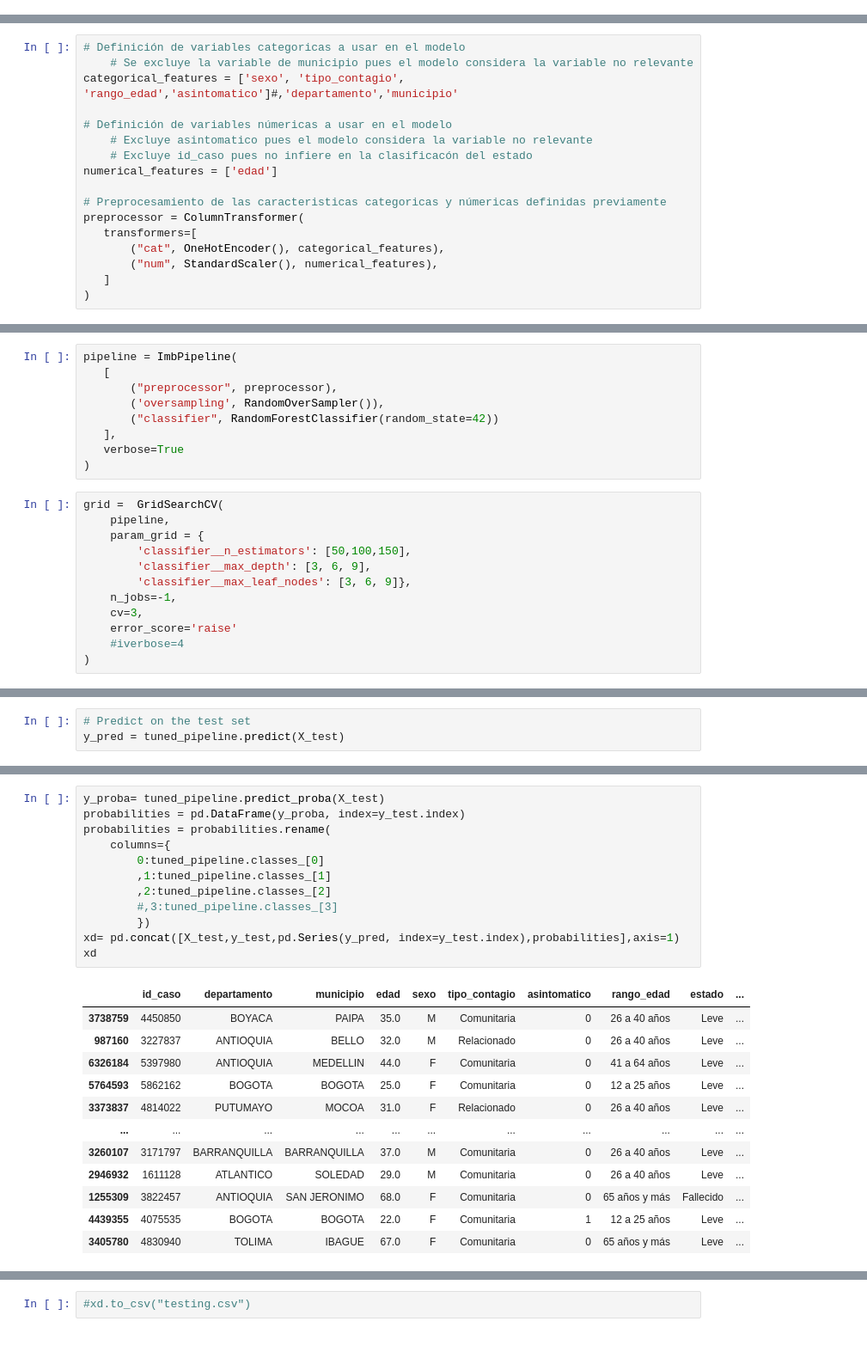
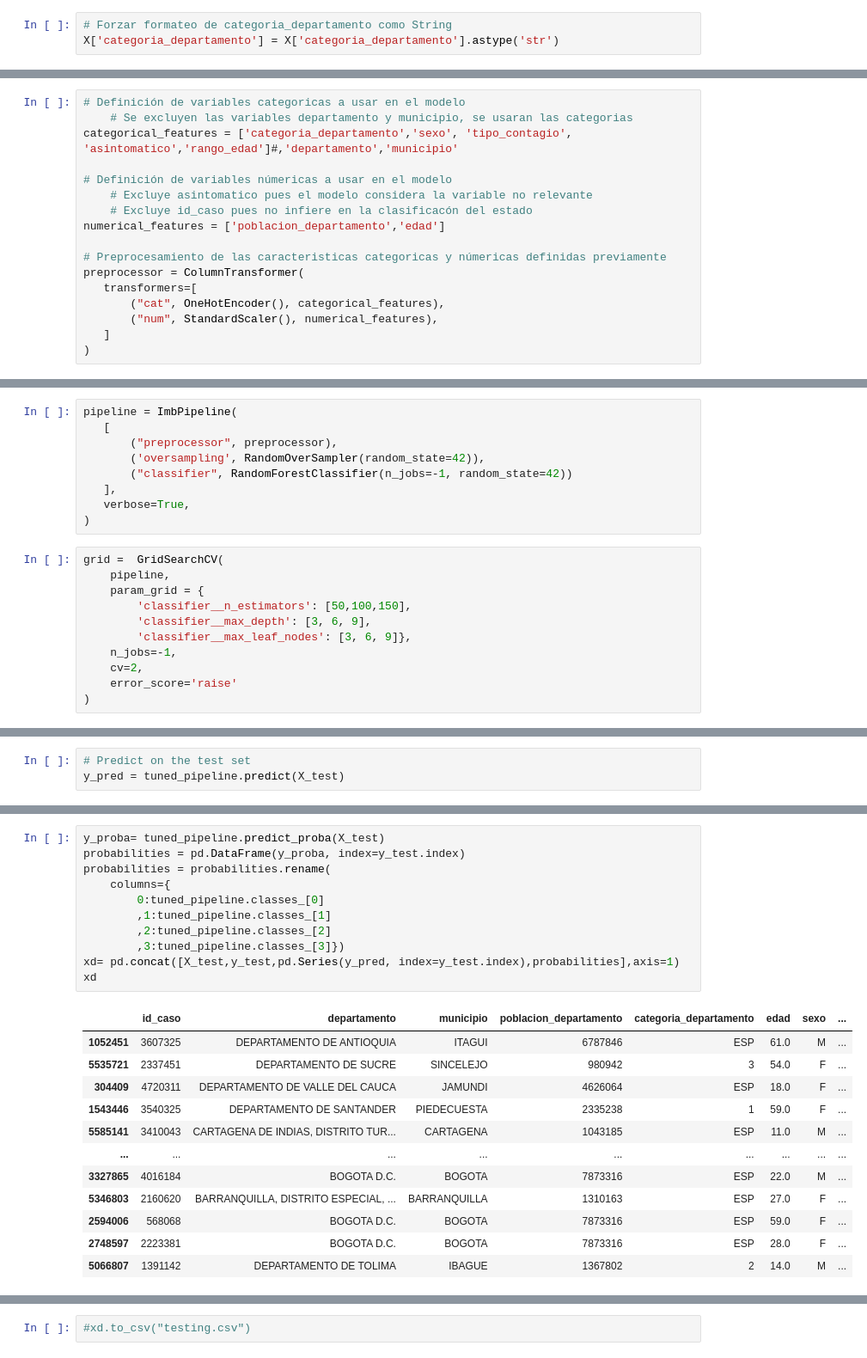
Before and after one commit to cdsaineac/ProyectoAprendizajeAutomatico, a Jupyter notebook: RandomForest/RandomForestClasssifierGridSearchRandomOverSampling.ipynb, the cells around one changed output, grey strips where cells are left out. Shown at 86% size. Drawn from its saved outputs; the diff is of its cells as text.

Commit message:
RF - Categoría y Población por Departamento

```diff
--- a/RandomForest/RandomForestClasssifierGridSearchRandomOverSampling.ipynb
+++ b/RandomForest/RandomForestClasssifierGridSearchRandomOverSampling.ipynb
@@ -19,6 +19,9 @@ covid_data.shape
 # Separar las caracteristicas de las clases
 X = covid_data.drop("estado", axis=1)
 y = covid_data["estado"]
+# %%
+# Forzar formateo de categoria_departamento como String
+X['categoria_departamento'] = X['categoria_departamento'].astype('str')
 # %%
 # Crear datasets de entrenamiento(80%) y validación(20%).
 X_train, X_test, y_train, y_test = train_test_split(
@@ -26,13 +29,13 @@ X_train, X_test, y_train, y_test = train_test_split(
 )
 # %%
 # Definición de variables categoricas a usar en el modelo
-    # Se excluye la variable de municipio pues el modelo considera la variable no relevante
-categorical_features = ['sexo', 'tipo_contagio', 'rango_edad','asintomatico']#,'departamento','municipio'
+    # Se excluyen las variables departamento y municipio, se usaran las categorias
+categorical_features = ['categoria_departamento','sexo', 'tipo_contagio', 'asintomatico','rango_edad']#,'departamento','municipio'
 
 # Definición de variables númericas a usar en el modelo
     # Excluye asintomatico pues el modelo considera la variable no relevante
     # Excluye id_caso pues no infiere en la clasificacón del estado
-numerical_features = ['edad']
+numerical_features = ['poblacion_departamento','edad']
 
 # Preprocesamiento de las caracteristicas categoricas y númericas definidas previamente
 preprocessor = ColumnTransformer(
@@ -47,10 +50,10 @@ preprocessor = ColumnTransformer(
 pipeline = ImbPipeline(
    [
        ("preprocessor", preprocessor),
-       ('oversampling', RandomOverSampler()),
-       ("classifier", RandomForestClassifier(random_state=42))
+       ('oversampling', RandomOverSampler(random_state=42)),
+       ("classifier", RandomForestClassifier(n_jobs=-1, random_state=42))
    ],
-   verbose=True
+   verbose=True,
 )
 # %%
 grid =  GridSearchCV(
@@ -60,9 +63,8 @@ grid =  GridSearchCV(
         'classifier__max_depth': [3, 6, 9],
         'classifier__max_leaf_nodes': [3, 6, 9]},
     n_jobs=-1,
-    cv=3,
+    cv=2,
     error_score='raise'
-    #iverbose=4
 )
 # %%
 # Fit the grid on the training data
@@ -171,25 +191,24 @@ df_imp_features.sort_values(by=['weights'], ascending=False)
 # %%
 y_proba= tuned_pipeline.predict_proba(X_test)
 probabilities = pd.DataFrame(y_proba, index=y_test.index)
 probabilities = probabilities.rename(
     columns={
         0:tuned_pipeline.classes_[0]
         ,1:tuned_pipeline.classes_[1]
         ,2:tuned_pipeline.classes_[2]
-        #,3:tuned_pipeline.classes_[3]
-        })
+        ,3:tuned_pipeline.classes_[3]})
 xd= pd.concat([X_test,y_test,pd.Series(y_pred, index=y_test.index),probabilities],axis=1)
 xd
 # %% [output]
-|  | id_caso | departamento | municipio | edad | sexo | tipo_contagio | asintomatico | rango_edad | estado | ... |
-| 3738759 | 4450850 | BOYACA | PAIPA | 35.0 | M | Comunitaria | 0 | 26 a 40 años | Leve | ... |
-| 987160 | 3227837 | ANTIOQUIA | BELLO | 32.0 | M | Relacionado | 0 | 26 a 40 años | Leve | ... |
-| 6326184 | 5397980 | ANTIOQUIA | MEDELLIN | 44.0 | F | Comunitaria | 0 | 41 a 64 años | Leve | ... |
-| 5764593 | 5862162 | BOGOTA | BOGOTA | 25.0 | F | Comunitaria | 0 | 12 a 25 años | Leve | ... |
-| 3373837 | 4814022 | PUTUMAYO | MOCOA | 31.0 | F | Relacionado | 0 | 26 a 40 años | Leve | ... |
-| ... | ... | ... | ... | ... | ... | ... | ... | ... | ... | ... |
-| 3260107 | 3171797 | BARRANQUILLA | BARRANQUILLA | 37.0 | M | Comunitaria | 0 | 26 a 40 años | Leve | ... |
-| 2946932 | 1611128 | ATLANTICO | SOLEDAD | 29.0 | M | Comunitaria | 0 | 26 a 40 años | Leve | ... |
-| 1255309 | 3822457 | ANTIOQUIA | SAN JERONIMO | 68.0 | F | Comunitaria | 0 | 65 años y más | Fallecido | ... |
-| 4439355 | 4075535 | BOGOTA | BOGOTA | 22.0 | F | Comunitaria | 1 | 12 a 25 años | Leve | ... |
-| 3405780 | 4830940 | TOLIMA | IBAGUE | 67.0 | F | Comunitaria | 0 | 65 años y más | Leve | ... |
+|  | id_caso | departamento | municipio | poblacion_departamento | categoria_departamento | edad | sexo | ... |
+| 1052451 | 3607325 | DEPARTAMENTO DE ANTIOQUIA | ITAGUI | 6787846 | ESP | 61.0 | M | ... |
+| 5535721 | 2337451 | DEPARTAMENTO DE SUCRE | SINCELEJO | 980942 | 3 | 54.0 | F | ... |
+| 304409 | 4720311 | DEPARTAMENTO DE VALLE DEL CAUCA | JAMUNDI | 4626064 | ESP | 18.0 | F | ... |
+| 1543446 | 3540325 | DEPARTAMENTO DE SANTANDER | PIEDECUESTA | 2335238 | 1 | 59.0 | F | ... |
+| 5585141 | 3410043 | CARTAGENA DE INDIAS, DISTRITO TUR... | CARTAGENA | 1043185 | ESP | 11.0 | M | ... |
+| ... | ... | ... | ... | ... | ... | ... | ... | ... |
+| 3327865 | 4016184 | BOGOTA D.C. | BOGOTA | 7873316 | ESP | 22.0 | M | ... |
+| 5346803 | 2160620 | BARRANQUILLA, DISTRITO ESPECIAL, ... | BARRANQUILLA | 1310163 | ESP | 27.0 | F | ... |
+| 2594006 | 568068 | BOGOTA D.C. | BOGOTA | 7873316 | ESP | 59.0 | F | ... |
+| 2748597 | 2223381 | BOGOTA D.C. | BOGOTA | 7873316 | ESP | 28.0 | F | ... |
+| 5066807 | 1391142 | DEPARTAMENTO DE TOLIMA | IBAGUE | 1367802 | 2 | 14.0 | M | ... |
```
Also changed, not shown: parts of 9 cells of this notebook, 3 other files.
